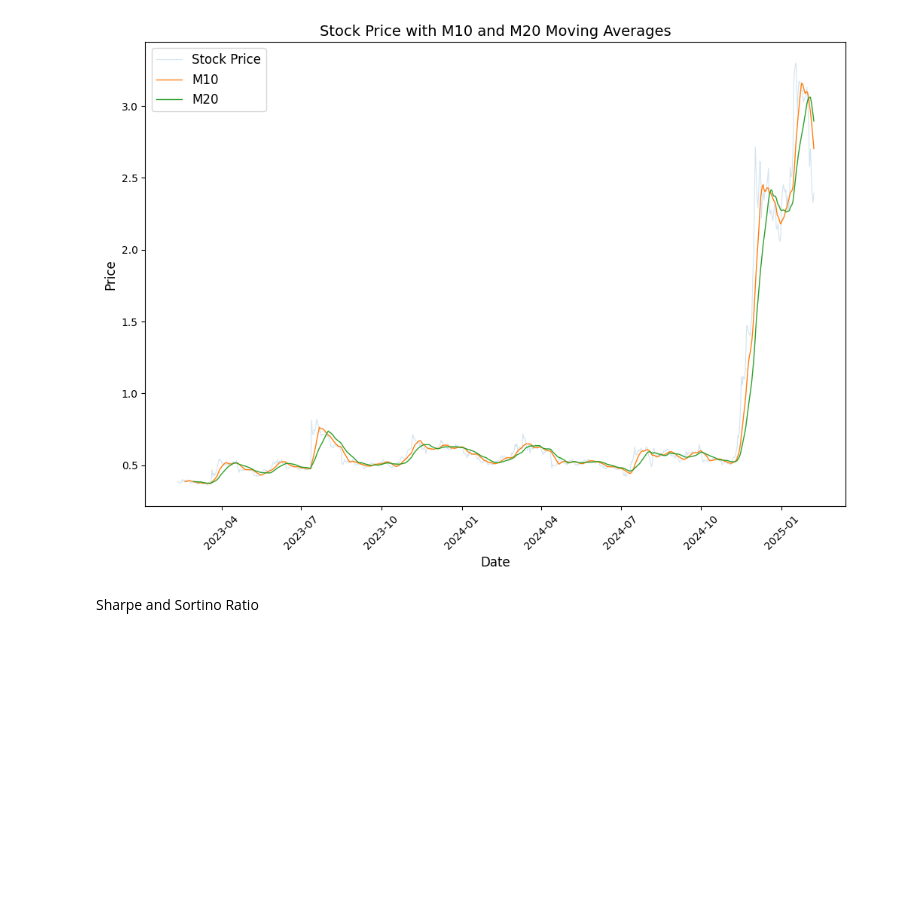
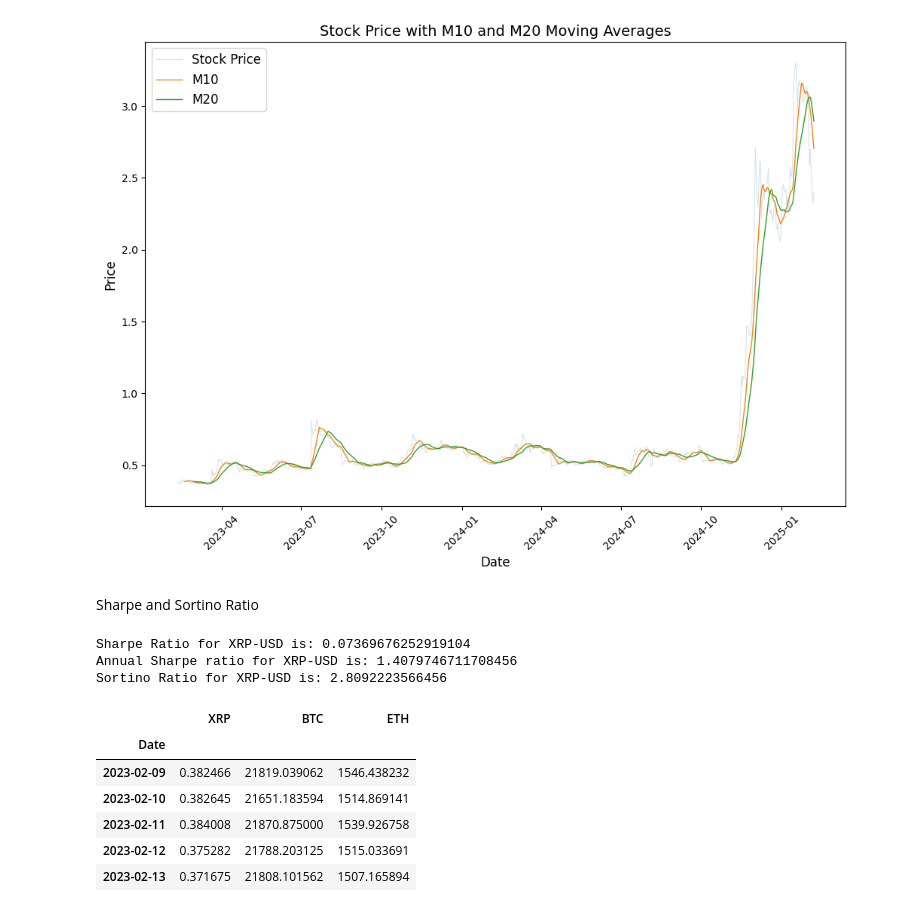
Before and after one commit to Szafranerio/Data_Science_Portfolio, a Jupyter notebook: Stock_Market/stock.ipynb, the cells around one changed output. Saved outputs shown, nothing was run; the diff lists cells and outputs as text; code cells hidden in the pictures; blank space fills up the shorter version.

```diff
--- a/Stock_Market/stock.ipynb
+++ b/Stock_Market/stock.ipynb
@@ -250,3 +250,39 @@ plt.show()
 [figure]
 # %% [markdown]
 Sharpe and Sortino Ratio
+# %%
+columns_to_drop = ['Open', 'High', 'Low', 'Close', 'Volume', 'RSI', 'Garman',
+       'ATR', 'MACD', 'Signal', 'MACD_Histogram', 'M10', 'M20', 'SD', 'UB',
+       'LB',]
+
+stock_data['Daily Returns'] = stock_data['Adj Close'].pct_change(1)
+stock_data.drop(columns=columns_to_drop, inplace=True)
+stock_data.dropna(inplace=True)
+
+def compute_sharpe_ratio (data,risk_free = 0):
+    mean_stock_data = stock_data['Daily Returns'].mean()
+    std_stock_data = stock_data['Daily Returns'].std()
+    sharpe_ratio = (mean_stock_data-risk_free)/std_stock_data
+
+    return sharpe_ratio
+
+def compute_sortino_ratio (data, threshold = 0, risk_free_rate = 0):
+    mean_data = data['Daily Returns'].mean()
+    #Always lower values than treshold
+    downside = data[data['Daily Returns']<threshold]['Daily Returns']
+    std = downside.std()
+    sortino_ratio = (mean_data - risk_free_rate)/std
+
+    return sortino_ratio * (365**0.5)
+
+stock_sharpe_ratio = compute_sharpe_ratio(stock_data)
+stock_annual_sharpe_ratio = compute_sharpe_ratio(stock_data) * np.sqrt(365)
+stock_sortino_ratio = compute_sortino_ratio(stock_data)
+
+print(f'Sharpe Ratio for {ticker} is: {stock_sharpe_ratio}')
+print(f'Annual Sharpe ratio for {ticker} is: {stock_annual_sharpe_ratio}')
+print(f'Sortino Ratio for {ticker} is: {stock_sortino_ratio}')
+# %% [output]
+Sharpe Ratio for XRP-USD is: 0.07369676252919104
+Annual Sharpe ratio for XRP-USD is: 1.4079746711708456
+Sortino Ratio for XRP-USD is: 2.8092223566456
@@ -252,0 +299,12 @@ Sharpe and Sortino Ratio
+# %%
+stock = pd.concat([xrp, btc, eth], axis=1)
+stock.columns = ['XRP', 'BTC', 'ETH']
+stock.head()
+# %% [output]
+|  | XRP | BTC | ETH |
+| Date |  |  |  |
+| 2023-02-09 | 0.382466 | 21819.039062 | 1546.438232 |
+| 2023-02-10 | 0.382645 | 21651.183594 | 1514.869141 |
+| 2023-02-11 | 0.384008 | 21870.875000 | 1539.926758 |
+| 2023-02-12 | 0.375282 | 21788.203125 | 1515.033691 |
+| 2023-02-13 | 0.371675 | 21808.101562 | 1507.165894 |
```
Also changed, not shown: parts of 6 cells of this notebook.
